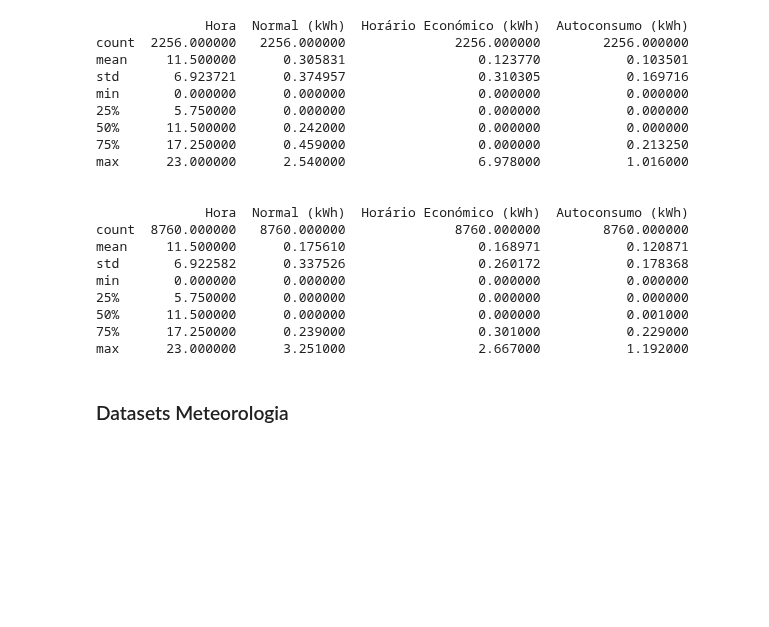
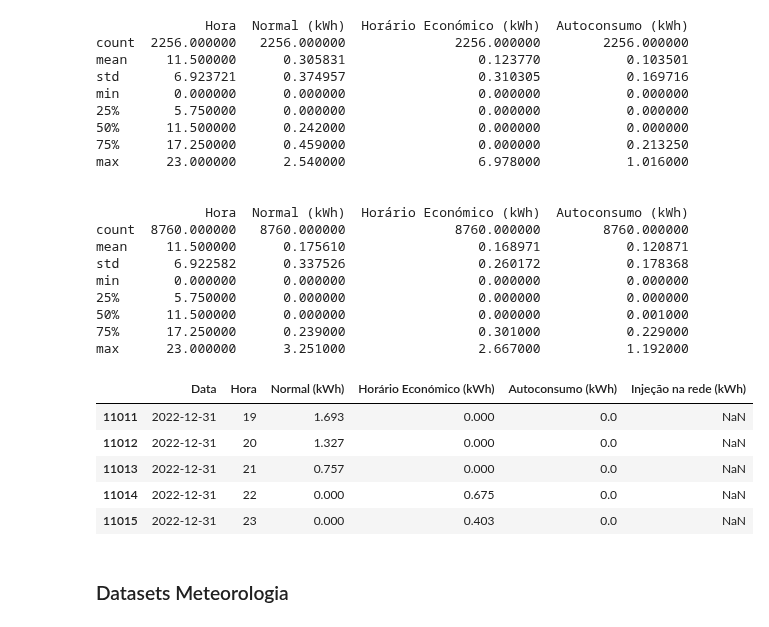
Before and after one commit to rafa2002/DAA-2324, a Jupyter notebook: Energy.ipynb, the cells around one changed output. Saved outputs shown, nothing was run; the diff lists cells and outputs as text; code cells hidden in the pictures; blank space fills up the shorter version.

```diff
--- a/Energy.ipynb
+++ b/Energy.ipynb
@@ -177,6 +177,18 @@ max      23.000000      3.251000                 2.667000           1.192000
 
 #print(f"Skewness: \n{energia_2022.skew()}")
 #print(f"\nKurtosis: \n{energia_2022.kurt()}")
+# %%
+energia_21 = energia_2021.copy()
+energia_22 = energia_2022.copy()
+energia = pd.merge(energia_21, energia_22, how="outer", on=['Data', 'Hora','Normal (kWh)','Horário Económico (kWh)','Autoconsumo (kWh)','Injeção na rede (kWh)'])
+energia.tail()
+# %% [output]
+|  | Data | Hora | Normal (kWh) | Horário Económico (kWh) | Autoconsumo (kWh) | Injeção na rede (kWh) |
+| 11011 | 2022-12-31 | 19 | 1.693 | 0.000 | 0.0 | NaN |
+| 11012 | 2022-12-31 | 20 | 1.327 | 0.000 | 0.0 | NaN |
+| 11013 | 2022-12-31 | 21 | 0.757 | 0.000 | 0.0 | NaN |
+| 11014 | 2022-12-31 | 22 | 0.000 | 0.675 | 0.0 | NaN |
+| 11015 | 2022-12-31 | 23 | 0.000 | 0.403 | 0.0 | NaN |
 # %% [markdown]
 ### Datasets Meteorologia
 # %%
```
Also changed, not shown: parts of 4 cells of this notebook.
